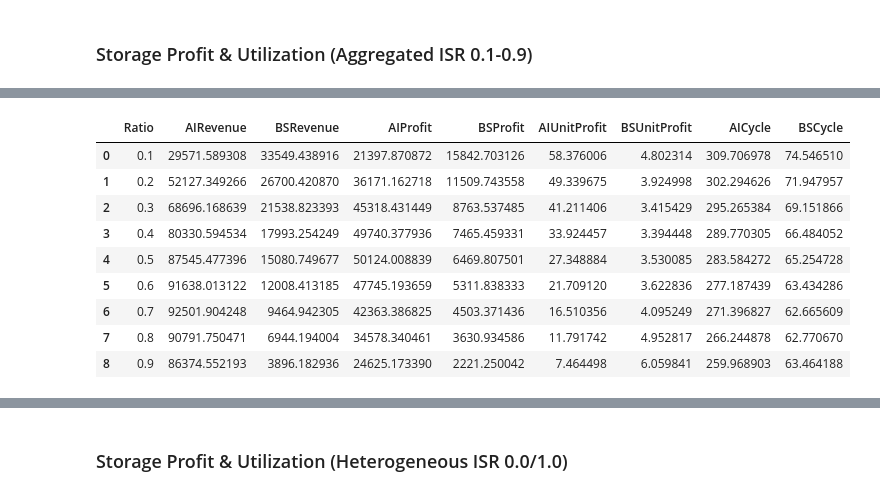
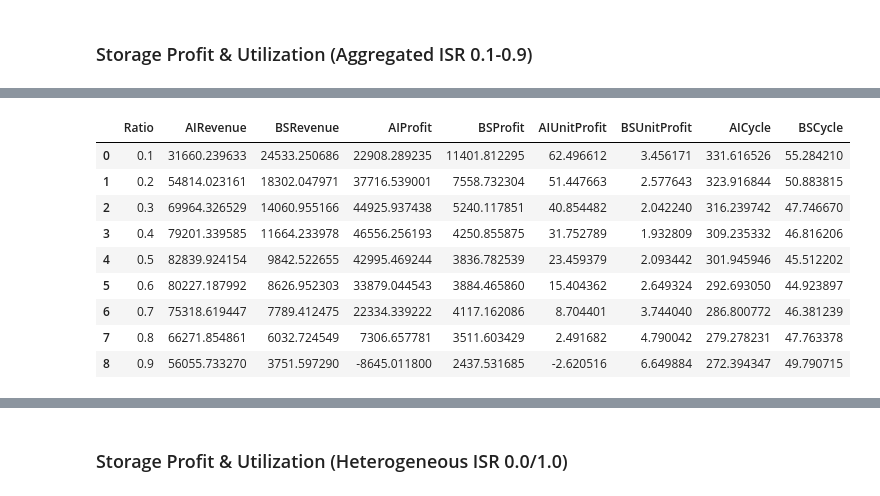
Before and after one commit to niklauskun/STESTS, a Jupyter notebook: Diagnose.ipynb, the cells around one changed output, grey strips where cells are left out. Drawn from its saved outputs; the diff is of its cells as text; code cells hidden in the pictures.

```diff
--- a/Diagnose.ipynb
+++ b/Diagnose.ipynb
@@ -13,7 +13,8 @@ eta = 0.9
 # case_template = 'Strategic/VOLL5GWLinear/2022/UC25ED1_Strategic_true_ratio{}_Seg1_BAW0_MC20.0_hetefalse'
 # case_template = 'Strategic/PriceCap/2022_ED1_Strategic_true_FORB_true_ratio{}_Seg1_BAW0_Fuel2.0_NLC1.2_Error0.25NegativeRenew_1.0-2.0-2.0-2.0-2.0'
 # case_template = 'Strategic/Exp1.2/2022/ED1_Strategic_true_FORB_true_ratio{}_Seg5_BAW0_1.0-2.0-2.0-2.0-2.0'
-case_template = 'Strategic/Cases/20GW/ED1_Strategic_true_FORB_true_ratio{}_Seg1_BAW0_BSESCbid0.5'
+# case_template = 'Strategic/Cases/20GW/ED1_Strategic_true_FORB_true_ratio{}_Seg1_BAW0_BSESCbid0.5'
+case_template = 'Strategic/HighVOLL/ED1_Strategic_true_FORB_true_ratio{}_Seg1_BAW0_BSESCbid0.5_LDESRatio_1.0_LDESDur_4'
 
 
 ratios = [round(i * 0.1, 1) for i in range(11)]
@@ -104,10 +133,12 @@ plt.show()
 # %% [markdown]
 ### Total System Cost & Avg SOC
 # %%
-case_template = 'Strategic/Cases/5GW/ED1_Strategic_true_FORB_true_ratio{}_Seg1_BAW0_BSESCbid0.5'
+# case_template = 'Strategic/Cases/5GW/ED1_Strategic_true_FORB_true_ratio{}_Seg1_BAW0_BSESCbid0.5'
+case_template = 'Strategic/HighVOLL/ED1_Strategic_true_FORB_true_ratio{}_Seg1_BAW0_BSESCbid0.5_LDESRatio_1.0_LDESDur_4'
+
 ratios = [round(i * 0.1, 1) for i in range(11)]
-# Capacity = 19573.6
-Capacity = 39930.144
+Capacity = 19573.6
+# Capacity = 39930.144
 # Capacity = 59895.216
 # Capacity = 79860.288
 
@@ -161,5 +205,7 @@ total_system_costs_df
 # %%
-case_template = 'Strategic/5GW_C/ED1_Strategic_true_FORB_true_ratio{}_Seg5_BAW0_BSESCbid0.5'
+# case_template = 'Strategic/5GW_C/ED1_Strategic_true_FORB_true_ratio{}_Seg5_BAW0_BSESCbid0.5'
+case_template = 'Strategic/HighVOLL/ED1_Strategic_true_FORB_true_ratio{}_Seg5_BAW0_BSESCbid0.5_LDESRatio_1.0_LDESDur_4'
+
 ratios = [round(i * 0.1, 1) for i in range(11)]
 total_system_costs = []
 # Loop over ratios from 0.0 to 1.0 (assuming increment by 0.1)
@@ -351,3 +416,8 @@ case_name = 'SOC-Dependent'
+# %%
+# case_template = 'Strategic/Cases/5GW/ED1_Strategic_true_FORB_true_ratio{}_Seg5_BAW0_BSESCbid0.5'
+case_template = 'Strategic/HighVOLL/ED1_Strategic_true_FORB_true_ratio{}_Seg5_BAW0_BSESCbid0.5_LDESRatio_1.0_LDESDur_4'
+ratios = [round(i * 0.1, 1) for i in range(11)]
+case_name = 'SOC-Dependent'
 # %%
 total_system_ll = []
 # Loop over ratios from 0.0 to 1.0 (assuming increment by 0.1)
@@ -567,5 +652,5 @@ plt.show()
 # %%
-case_template = 'Strategic/Cases/5GW/ED1_Strategic_true_FORB_true_ratio{}_Seg5_BAW0_BSESCbid0.5'
+case_template = 'Strategic/Cases/5GW/ED1_Strategic_true_FORB_true_ratio{}_Seg1_BAW0_BSESCbid0.5'
 
 ratios = [round(i * 0.1+0.1, 1) for i in range(10)]
 region = 2
@@ -606,42 +691,42 @@ for ratio in ratios:
             'BSRevenue': BSRevenue,
             'AIProfit': AIProfit,
             'BSProfit': BSProfit,
             'AIUnitProfit': AIUnitProfit,
             'BSUnitProfit': BSUnitProfit,
             'AICycle': AICycle,
             'BSCycle': BSCycle
         })
 
 # Convert list of dictionaries to DataFrame
 results_df = pd.DataFrame(results)
 results_df
 #     AIRevenue = sum((ESD[35]-ESC[35])*price[0])/1000
 
 #     # Calculate stats and transpose
 #     pricestats = pd.concat([price.mean()*12, (price*12).std()], axis=1).T
 
 #     # Now, instead of appending Series objects, you create DataFrame slices for each and append them
 #     mean_prices_dfs.append(pricestats.iloc[[0]])
 #     std_prices_dfs.append(pricestats.iloc[[1]])
 
 # case = 'Strategic/Exp/2022/UC25ED1_Strategic_true_FORB_true_ratio0.1_Seg1_BAW0_Fuel2.0_NLC2.0_Error0.25_ESPeakBidAdjustment1.0_ESPeakBid100.0NegativeRenew_1.0-2.0-2.0-2.0-2.0'
 
 # ESD = pd.read_csv('output/'+case+'/EDESD.csv',header=None)
 # ESC = pd.read_csv('output/'+case+'/EDESC.csv',header=None)
 # price = pd.read_csv('output/'+case+'/EDprice.csv',header=None)
 # ESindex = pd.read_csv('output/'+case+'/Strategic/storage_to_index_map.csv')
 # ES = pd.read_csv('output/'+case+'/Strategic/ADDED_ES.csv')
 # %% [output]
 |  | Ratio | AIRevenue | BSRevenue | AIProfit | BSProfit | AIUnitProfit | BSUnitProfit | AICycle | BSCycle |
-| 0 | 0.1 | 29571.589308 | 33549.438916 | 21397.870872 | 15842.703126 | 58.376006 | 4.802314 | 309.706978 | 74.546510 |
-| 1 | 0.2 | 52127.349266 | 26700.420870 | 36171.162718 | 11509.743558 | 49.339675 | 3.924998 | 302.294626 | 71.947957 |
-| 2 | 0.3 | 68696.168639 | 21538.823393 | 45318.431449 | 8763.537485 | 41.211406 | 3.415429 | 295.265384 | 69.151866 |
-| 3 | 0.4 | 80330.594534 | 17993.254249 | 49740.377936 | 7465.459331 | 33.924457 | 3.394448 | 289.770305 | 66.484052 |
-| 4 | 0.5 | 87545.477396 | 15080.749677 | 50124.008839 | 6469.807501 | 27.348884 | 3.530085 | 283.584272 | 65.254728 |
-| 5 | 0.6 | 91638.013122 | 12008.413185 | 47745.193659 | 5311.838333 | 21.709120 | 3.622836 | 277.187439 | 63.434286 |
-| 6 | 0.7 | 92501.904248 | 9464.942305 | 42363.386825 | 4503.371436 | 16.510356 | 4.095249 | 271.396827 | 62.665609 |
-| 7 | 0.8 | 90791.750471 | 6944.194004 | 34578.340461 | 3630.934586 | 11.791742 | 4.952817 | 266.244878 | 62.770670 |
-| 8 | 0.9 | 86374.552193 | 3896.182936 | 24625.173390 | 2221.250042 | 7.464498 | 6.059841 | 259.968903 | 63.464188 |
+| 0 | 0.1 | 31660.239633 | 24533.250686 | 22908.289235 | 11401.812295 | 62.496612 | 3.456171 | 331.616526 | 55.284210 |
+| 1 | 0.2 | 54814.023161 | 18302.047971 | 37716.539001 | 7558.732304 | 51.447663 | 2.577643 | 323.916844 | 50.883815 |
+| 2 | 0.3 | 69964.326529 | 14060.955166 | 44925.937438 | 5240.117851 | 40.854482 | 2.042240 | 316.239742 | 47.746670 |
+| 3 | 0.4 | 79201.339585 | 11664.233978 | 46556.256193 | 4250.855875 | 31.752789 | 1.932809 | 309.235332 | 46.816206 |
+| 4 | 0.5 | 82839.924154 | 9842.522655 | 42995.469244 | 3836.782539 | 23.459379 | 2.093442 | 301.945946 | 45.512202 |
+| 5 | 0.6 | 80227.187992 | 8626.952303 | 33879.044543 | 3884.465860 | 15.404362 | 2.649324 | 292.693050 | 44.923897 |
+| 6 | 0.7 | 75318.619447 | 7789.412475 | 22334.339222 | 4117.162086 | 8.704401 | 3.744040 | 286.800772 | 46.381239 |
+| 7 | 0.8 | 66271.854861 | 6032.724549 | 7306.657781 | 3511.603429 | 2.491682 | 4.790042 | 279.278231 | 47.763378 |
+| 8 | 0.9 | 56055.733270 | 3751.597290 | -8645.011800 | 2437.531685 | -2.620516 | 6.649884 | 272.394347 | 49.790715 |
 # %%
 # Define a color palette
 colors = ['#FFA07A', '#4682B4', '#FFA07A', '#4682B4']
```
Also changed, not shown: parts of 36 cells of this notebook, 33 other files.
